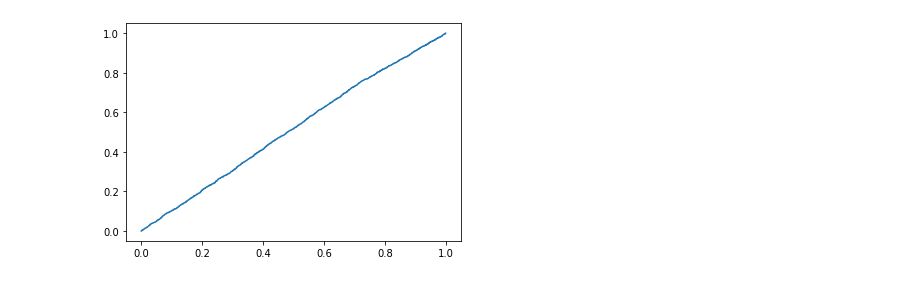
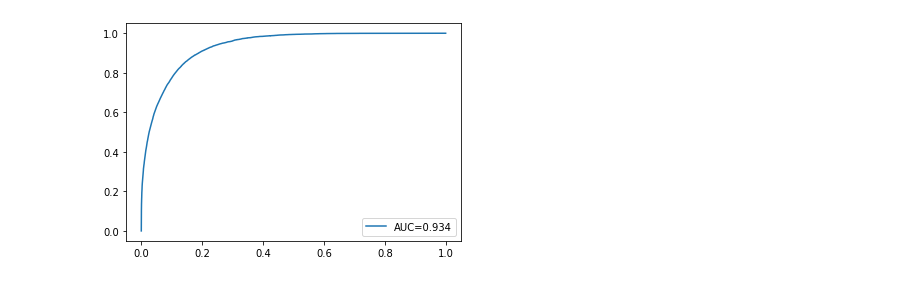
Before and after one commit to Roach724/Projects_DataScience, a Jupyter notebook: DeepFM/main.ipynb, the cells around one changed output. Saved outputs shown, nothing was run; the diff lists cells and outputs as text; code cells hidden in the pictures.

```diff
--- a/DeepFM/main.ipynb
+++ b/DeepFM/main.ipynb
@@ -17,23 +17,24 @@ item_pool=pd.read_csv('d:\\Github\\projects-1\\Dataset\\item_pool.csv')
 item_pool=list(item_pool['oper_obj'])
 test=pd.read_csv('d:\\Github\\projects-1\\Dataset\\test.csv')
 # %%
-train_set,test_set=prep.process_data(train.iloc[:50000,:],item_pool,test,batch_size=256,sampling_ratio=2)
+train_set,test_set=prep.process_data(train,item_pool,test,batch_size=16384,sampling_ratio=4)
 # %%
 #log_dir=path_model+datetime.datetime.now().strftime("%Y%m%d-%H%M%S")
 #tensorboard_callback=tf.keras.callbacks.TensorBoard(log_dir=log_dir,histogram_freq=1)
-model=dfm.DeepFatorizationMachine(128,5000)
+model=dfm.DeepFatorizationMachine(256,5000)
 if os.path.exists(path_model+'DeepFM.h5'):
     print('loading model.\n')
     model.predict(test_set.take(1))
     model.load_weights(path_model+'DeepFM.h5')
-    model.compile(loss=tf.keras.losses.BinaryCrossentropy(),optimizer=tf.keras.optimizers.Adam(0.01),metrics=[tf.keras.metrics.BinaryAccuracy(),dfm.roc_auc,tf.keras.metrics.Recall()])
-    model.fit(test_set,epochs=3)
+    model.compile(loss=tf.keras.losses.BinaryCrossentropy(),optimizer=tf.keras.optimizers.Adam(0.01),metrics=
+    [tf.keras.metrics.BinaryAccuracy(),dfm.roc_auc,tf.keras.metrics.Recall()])
+    model.fit(test_set,epochs=5)
     model.evaluate(test_set)
     model.save_weights(path_model+'DeepFM.h5')
-    #model.fit(train_set,epochs=1)
 else:
-    model.compile(loss=tf.keras.losses.BinaryCrossentropy(),optimizer=tf.keras.optimizers.Adam(0.01),metrics=[tf.keras.metrics.BinaryAccuracy(),dfm.roc_auc,tf.keras.metrics.Recall()])
-    model.fit(train_set,epochs=20,validation_data=test_set)
+    model.compile(loss=tf.keras.losses.BinaryCrossentropy(),optimizer=tf.keras.optimizers.Adam(0.01),metrics=
+    [tf.keras.metrics.BinaryAccuracy(),dfm.roc_auc,tf.keras.metrics.Recall()])
+    model.fit(train_set,epochs=30,validation_data=test_set)
     model.evaluate(test_set)
     model.summary()
     model.save_weights(path_model+'DeepFM.h5')
@@ -85,6 +55,9 @@ y_true=np.hstack(y_true)
 # %%
-fpr,tpr,thresholds=roc_curve(y_true,y_pred,drop_intermediate=False)
+y_true,y_score=dfm.get_prediction(model,test_set)
+fpr,tpr,thresholds=roc_curve(y_true,y_score,drop_intermediate=False)
+auc=roc_auc_score(y_true,y_score)
 plt.plot(fpr,tpr)
+plt.legend(['AUC='+str(np.round(auc,3))])
 plt.show()
 # %% [output]
-[figure, old version]
+[figure, new version]
```
Also changed, not shown: parts of 8 cells of this notebook, 3 other files.
